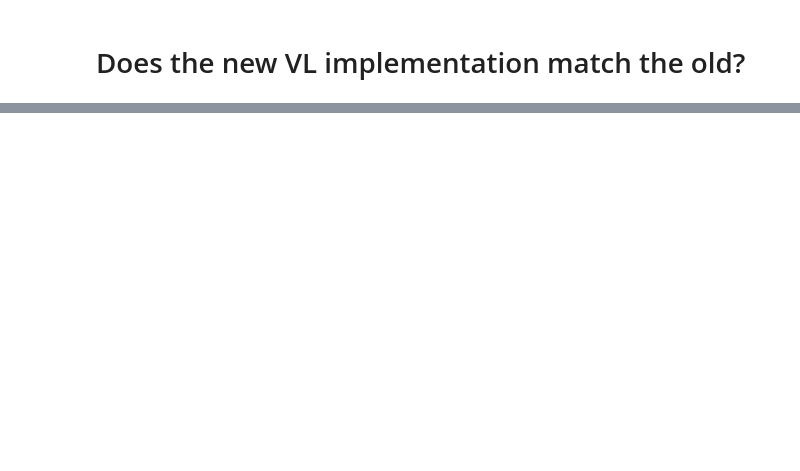
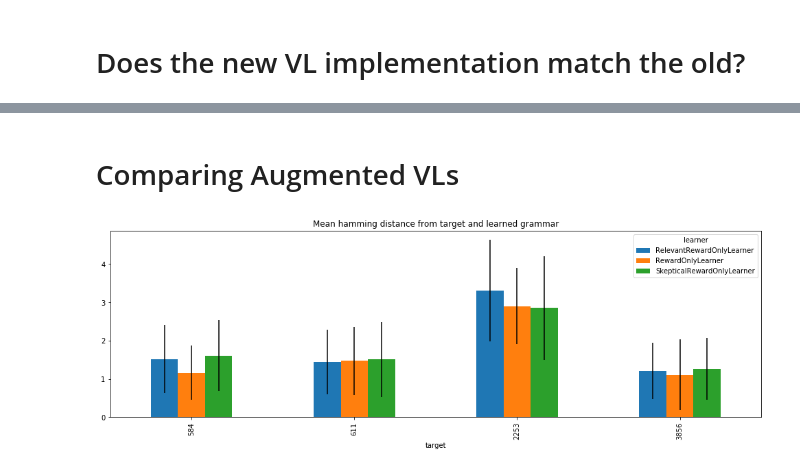
Before and after one commit to pfeyz/colag-irrel-and-ambig, a Jupyter notebook: notebooks/VL Comparison.ipynb, the cells around one changed output, grey strips where cells are left out. Cells and saved outputs as stored; diff of their text form; code cells hidden in the pictures; blank space fills up the shorter version.

```diff
--- a/notebooks/VL Comparison.ipynb
+++ b/notebooks/VL Comparison.ipynb
@@ -87,0 +133,13 @@ for key, group in df.groupby(['target']).groups.items():
+# %% [markdown]
+# Comparing Augmented VLs
+# %%
+paulvl['distance'] = paulvl.apply(lambda x: hamming_distance(x.target, x.learned_lang), axis=1)
+# %%
+(
+    paulvl.groupby(['target', 'learner'])
+    .distance.agg(['mean', 'std'])
+    .unstack()
+    .plot.bar(y='mean', yerr='std', title='Mean hamming distance from target and learned grammar')
+);
+# %% [output]
+[figure, added]
```
Also changed, not shown: parts of 13 cells of this notebook, 1 other file.
